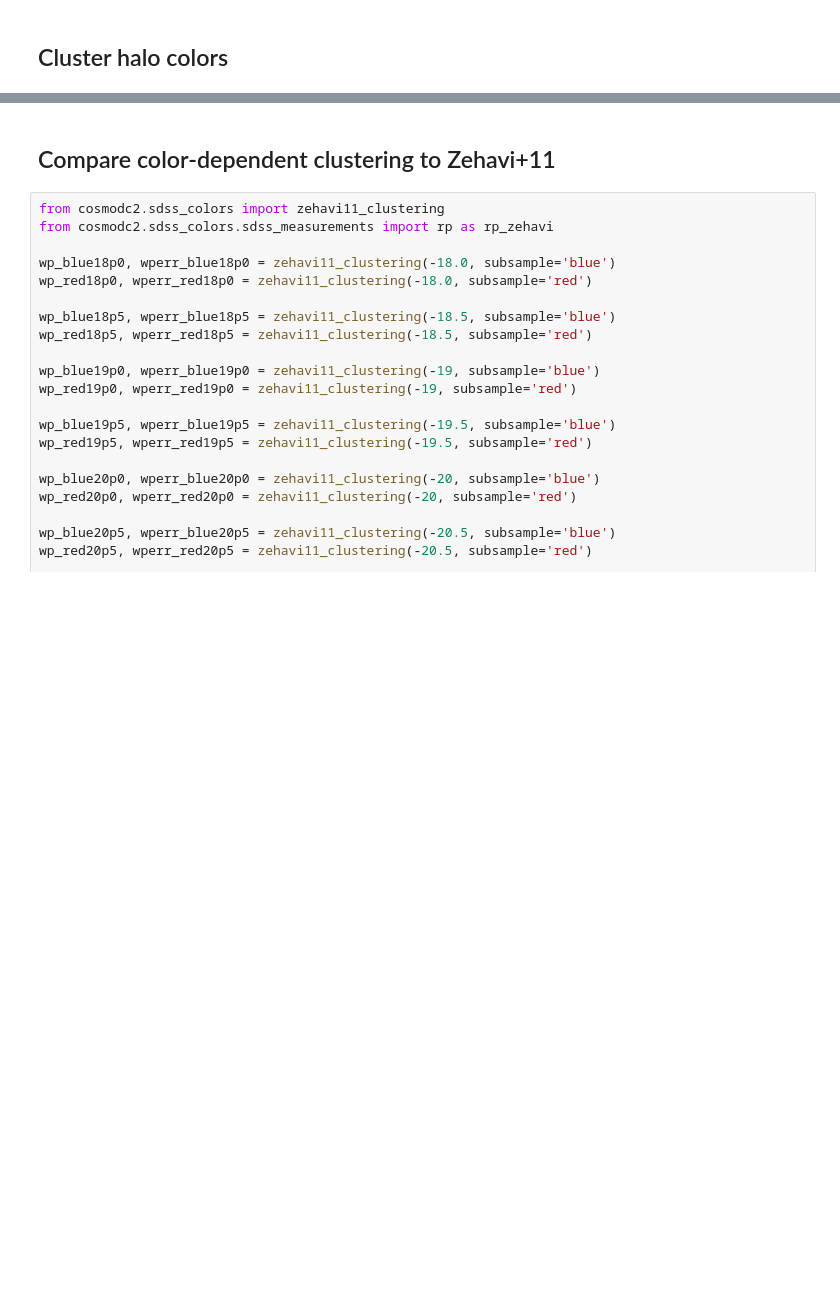
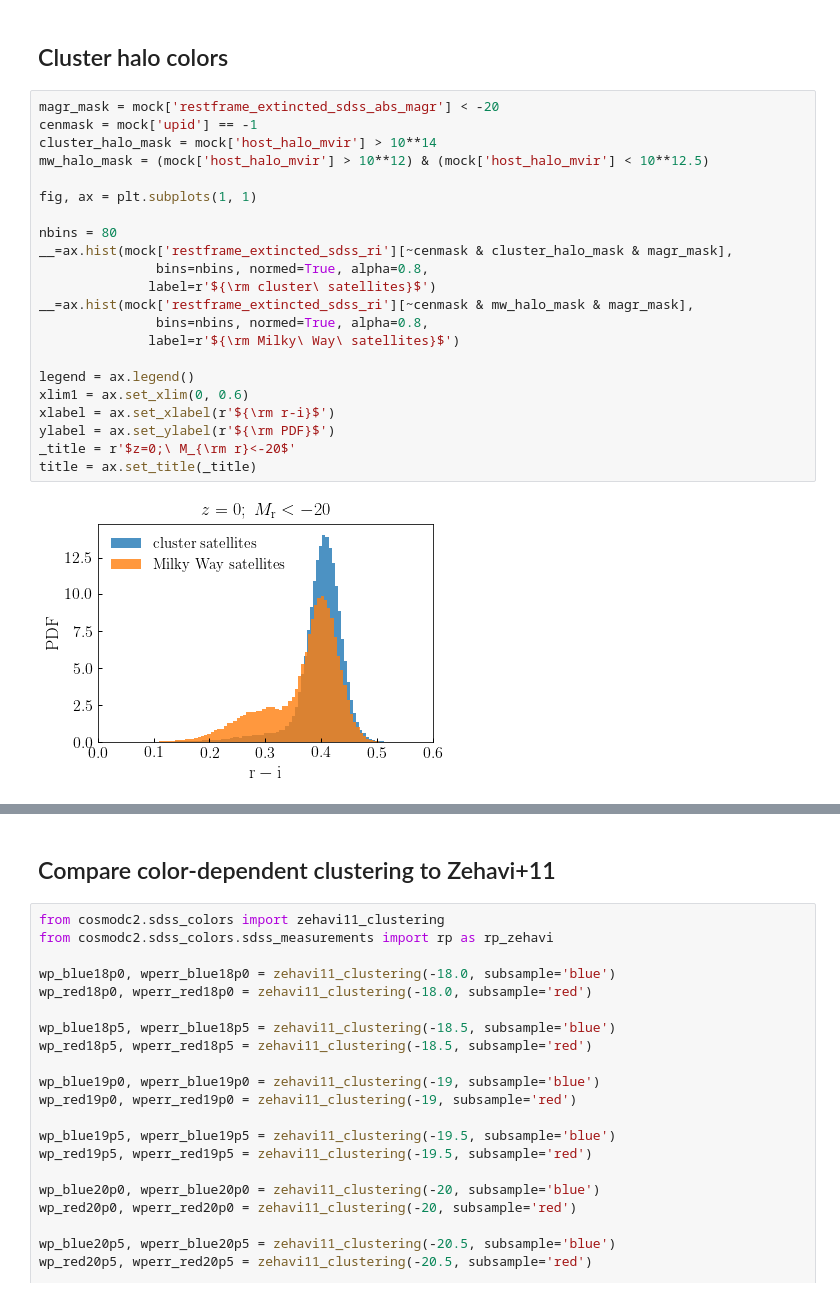
Before and after one commit to LSSTDESC/cosmodc2, a Jupyter notebook: notebooks/demo_protoDC2_v4.ipynb, the cells around one changed output, grey strips where cells are left out. Cells and saved outputs as stored; diff of their text form; blank space fills up the shorter version.

```diff
--- a/notebooks/demo_protoDC2_v4.ipynb
+++ b/notebooks/demo_protoDC2_v4.ipynb
@@ -687,2 +611,26 @@ fig.savefig(figname, bbox_extra_artists=[xlabel3], bbox_inches='tight')
 # %% [markdown]
 ##  Cluster halo colors
+# %%
+magr_mask = mock['restframe_extincted_sdss_abs_magr'] < -20
+cenmask = mock['upid'] == -1
+cluster_halo_mask = mock['host_halo_mvir'] > 10**14
+mw_halo_mask = (mock['host_halo_mvir'] > 10**12) & (mock['host_halo_mvir'] < 10**12.5)
+
+fig, ax = plt.subplots(1, 1)
+
+nbins = 80
+__=ax.hist(mock['restframe_extincted_sdss_ri'][~cenmask & cluster_halo_mask & magr_mask],
+               bins=nbins, normed=True, alpha=0.8,
+              label=r'${\rm cluster\ satellites}$')
+__=ax.hist(mock['restframe_extincted_sdss_ri'][~cenmask & mw_halo_mask & magr_mask],
+               bins=nbins, normed=True, alpha=0.8,
+              label=r'${\rm Milky\ Way\ satellites}$')
+
+legend = ax.legend()
+xlim1 = ax.set_xlim(0, 0.6)
+xlabel = ax.set_xlabel(r'${\rm r-i}$')
+ylabel = ax.set_ylabel(r'${\rm PDF}$')
+_title = r'$z=0;\ M_{\rm r}<-20$'
+title = ax.set_title(_title)
+# %% [output]
+[figure, added]
```
Also changed, not shown: parts of 24 cells of this notebook, 3 other files.
